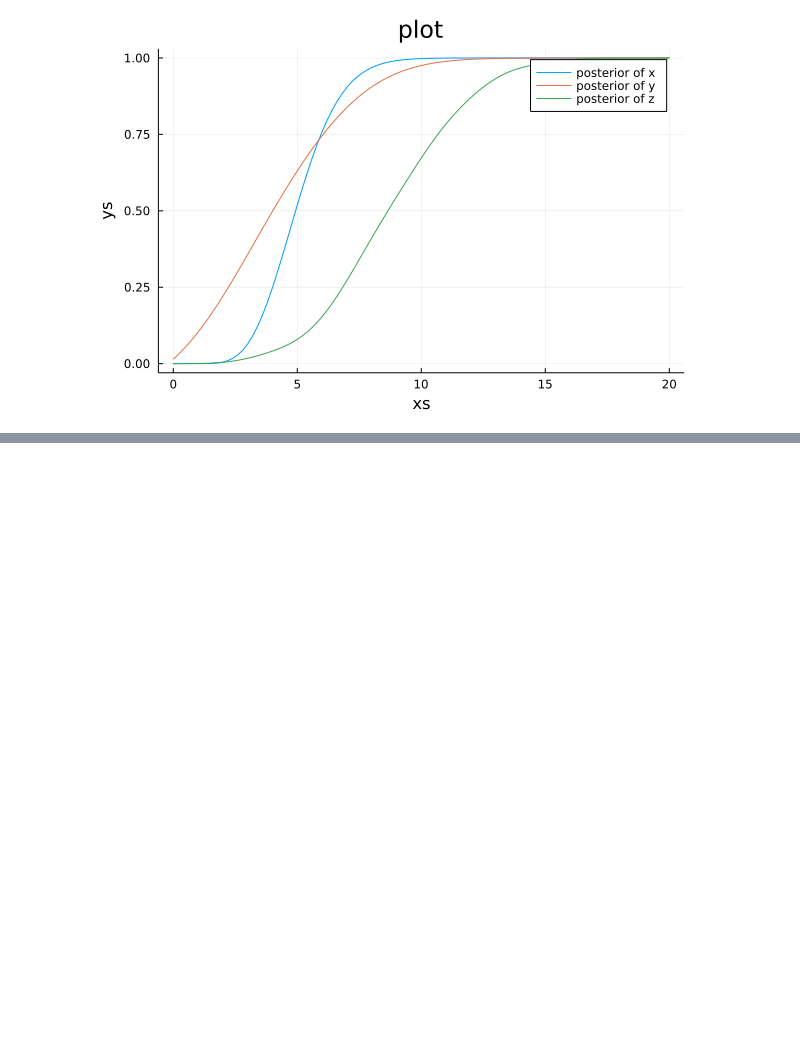
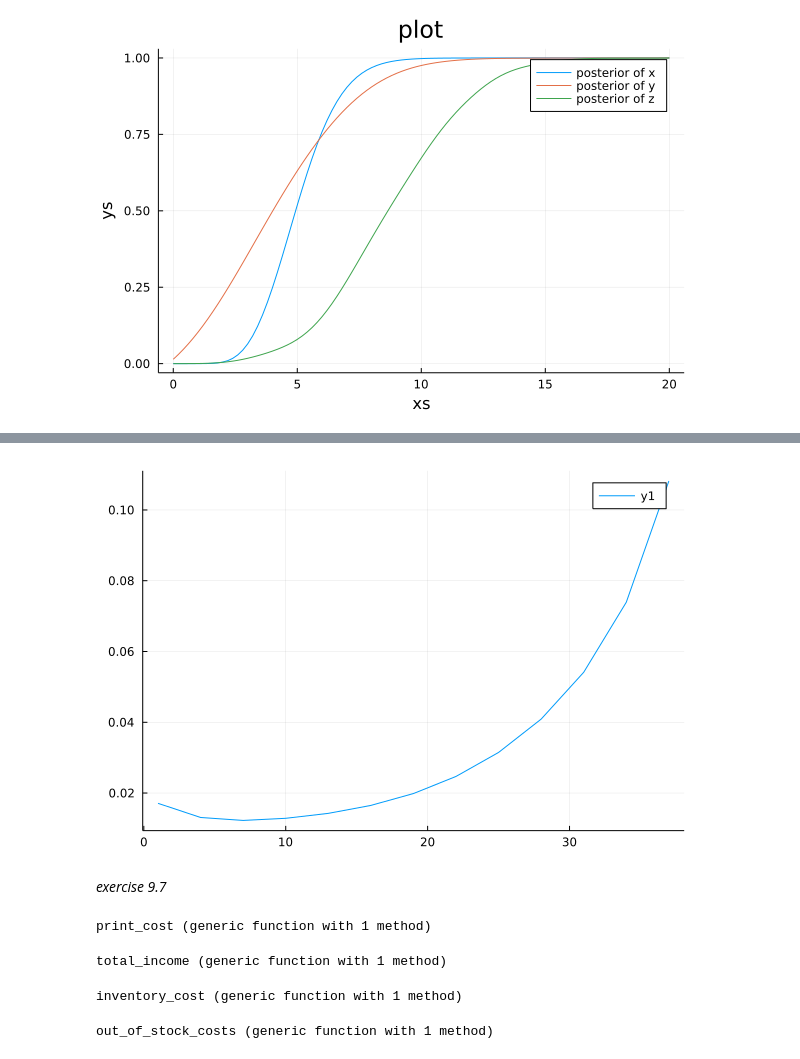
Before and after one commit to bwanab/ThinkBayes.jl, a Jupyter notebook: notebooks/think_bayes_in_julia_chapter_9.ipynb, the cells around one changed output, grey strips where cells are left out. Saved outputs shown, nothing was run; the diff lists cells and outputs as text; code cells hidden in the pictures; blank space fills up the shorter version.

```diff
--- a/notebooks/think_bayes_in_julia_chapter_9.ipynb
+++ b/notebooks/think_bayes_in_julia_chapter_9.ipynb
@@ -399,0 +465,48 @@ plot!(make_cdf(posterior_z), label="posterior of z")
+# %%
+prob_late = [1 - cdf(posterior_y, 15) for posterior_y in posteriors]
+plot(nums, prob_late)
+# %% [output]
+[figure, added]
+# %% [markdown]
+_exercise 9.7_
+# %%
+function print_cost(printed)
+    if printed < 100
+        return printed * 5
+    else
+        return printed * 4.5
+    end
+end
+# %% [output]
+print_cost (generic function with 1 method)
+# %%
+function total_income(printed, orders)
+    sold = min(printed, sum(orders))
+    return sold * 10
+end
+# %% [output]
+total_income (generic function with 1 method)
+# %%
+function inventory_cost(printed, orders)
+    excess = printed - sum(orders)
+    if excess > 0
+        return excess * 2
+    else
+        return 0
+    end
+end
+# %% [output]
+inventory_cost (generic function with 1 method)
+# %%
+function out_of_stock_costs(printed, orders)
+    weeks = length(orders)
+    total_orders = accumulate(+, orders)
+    for (i, total) in enumerate(total_orders)
+        if total > printed
+            return (weeks - (i - 1)) * 50
+        end
+    end
+    return 0
+end
+# %% [output]
+out_of_stock_costs (generic function with 1 method)
```
Also changed, not shown: parts of 36 cells of this notebook, 1 other file.
